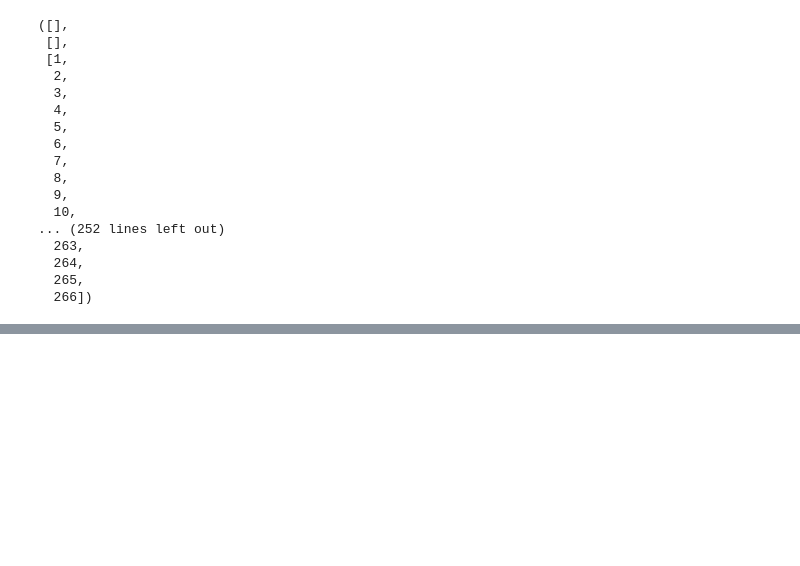
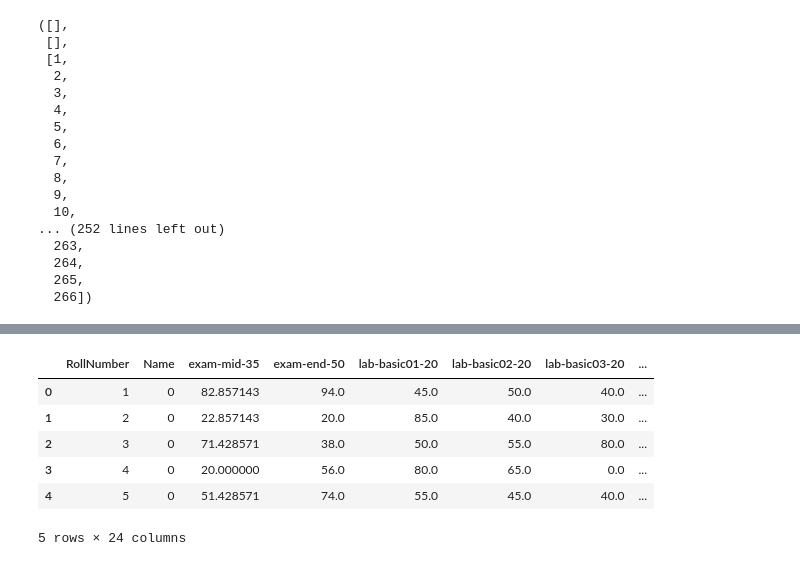
Before and after one commit to Vineet-Sharma29/Ayudar-Class-Performance-Analyzer, a Jupyter notebook: dashboard/Demo_Algo.ipynb, the cells around one changed output, grey strips where cells are left out. Drawn from its saved outputs; the diff is of its cells as text; code cells hidden in the pictures; blank space fills up the shorter version.

```diff
--- a/dashboard/Demo_Algo.ipynb
+++ b/dashboard/Demo_Algo.ipynb
@@ -423,0 +629,10 @@ mainFunc(df)
+# %%
+df.head()
+# %% [output]
+|  | RollNumber | Name | exam-mid-35 | exam-end-50 | lab-basic01-20 | lab-basic02-20 | lab-basic03-20 | ... |
+| 0 | 1 | 0 | 82.857143 | 94.0 | 45.0 | 50.0 | 40.0 | ... |
+| 1 | 2 | 0 | 22.857143 | 20.0 | 85.0 | 40.0 | 30.0 | ... |
+| 2 | 3 | 0 | 71.428571 | 38.0 | 50.0 | 55.0 | 80.0 | ... |
+| 3 | 4 | 0 | 20.000000 | 56.0 | 80.0 | 65.0 | 0.0 | ... |
+| 4 | 5 | 0 | 51.428571 | 74.0 | 55.0 | 45.0 | 40.0 | ... |
+5 rows × 24 columns
```
Also changed, not shown: parts of 12 cells of this notebook, 1 other file.
